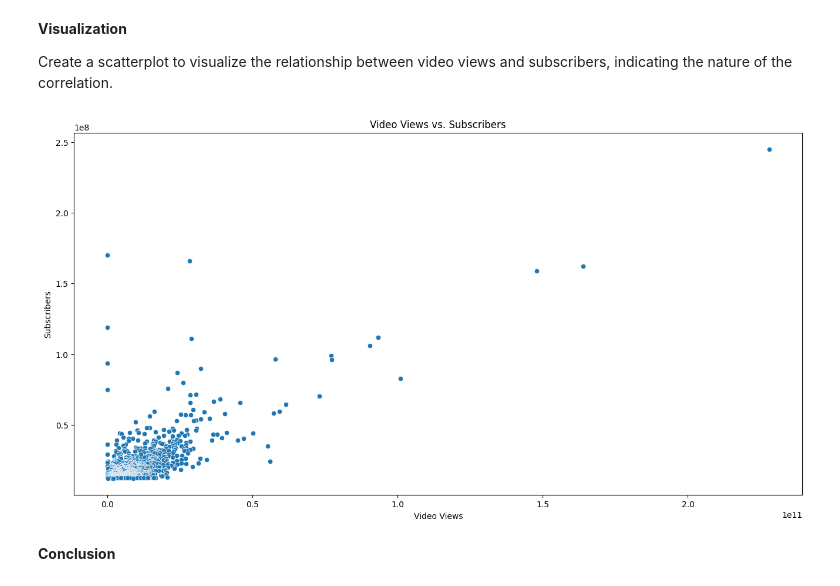
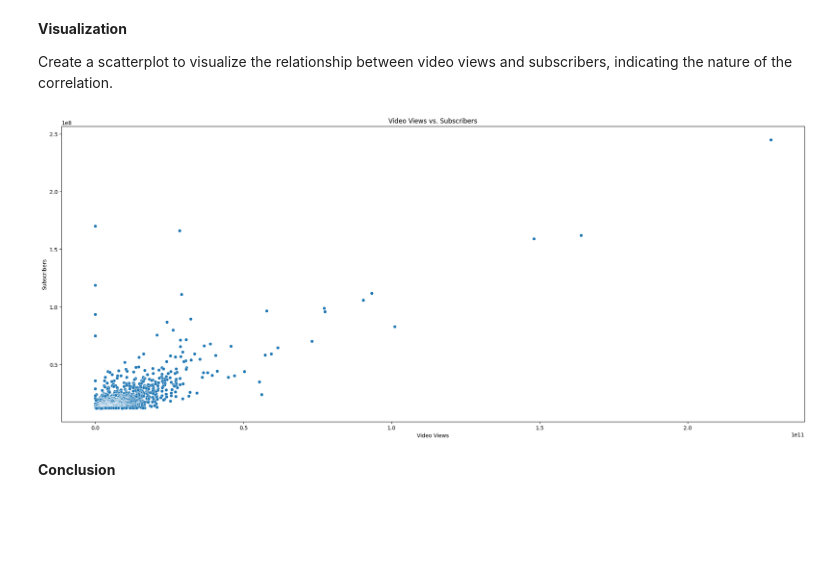
Before and after one commit to Alexxanderson/CSMODEL-PROJECT, a Jupyter notebook: MCO1/EDA.ipynb, the cells around one changed output. Cells and saved outputs as stored; diff of their text form; code cells hidden in the pictures; blank space fills up the shorter version.

```diff
--- a/MCO1/EDA.ipynb
+++ b/MCO1/EDA.ipynb
@@ -148,14 +148,14 @@ youtube_df['video views'].corr(youtube_df['subscribers'])
 Create a scatterplot to visualize the relationship between video views and subscribers, indicating the nature of the correlation.
 # %%
 # scatterplot by using
-plt.figure(figsize=(16, 8))
+plt.figure(figsize=(25, 10))
 sns.scatterplot(x='video views', y='subscribers', data=youtube_df)
 plt.xlabel('Video Views')
 plt.ylabel('Subscribers')
 plt.title('Video Views vs. Subscribers')
 plt.show()
 # %% [output]
-[figure, old version]
+[figure, new version]
 # %% [markdown]
 **Conclusion**
 # %% [markdown]
```
Also changed, not shown: parts of 2 cells of this notebook, 1 other file.
